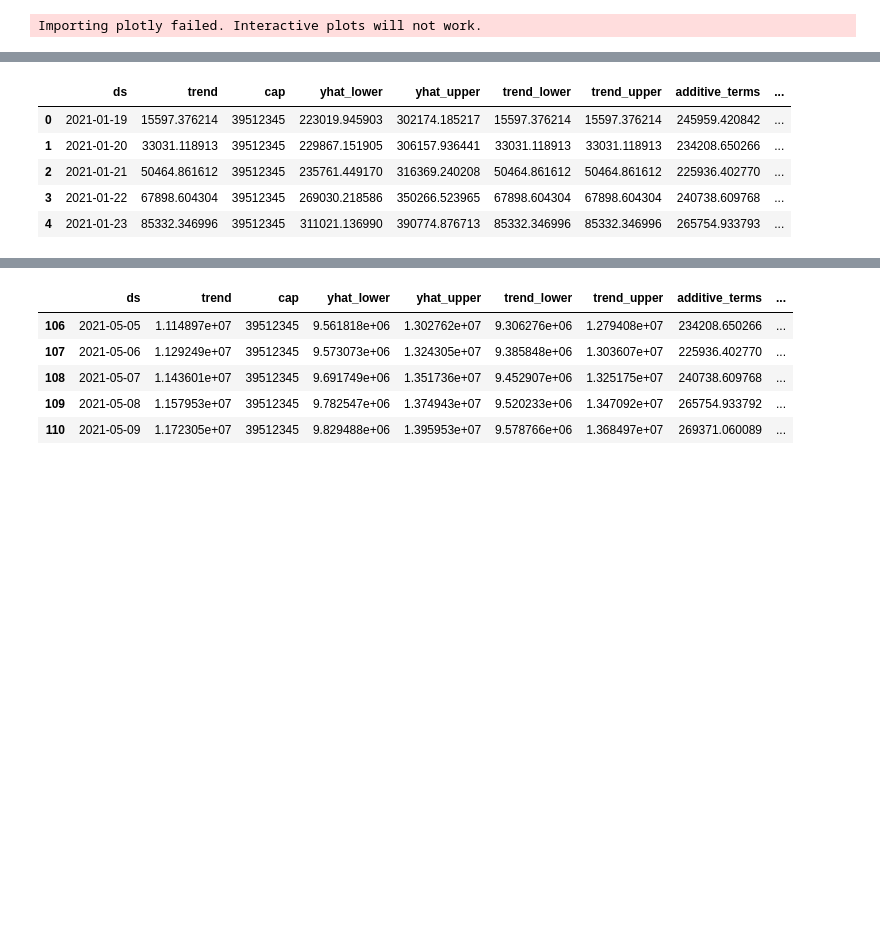
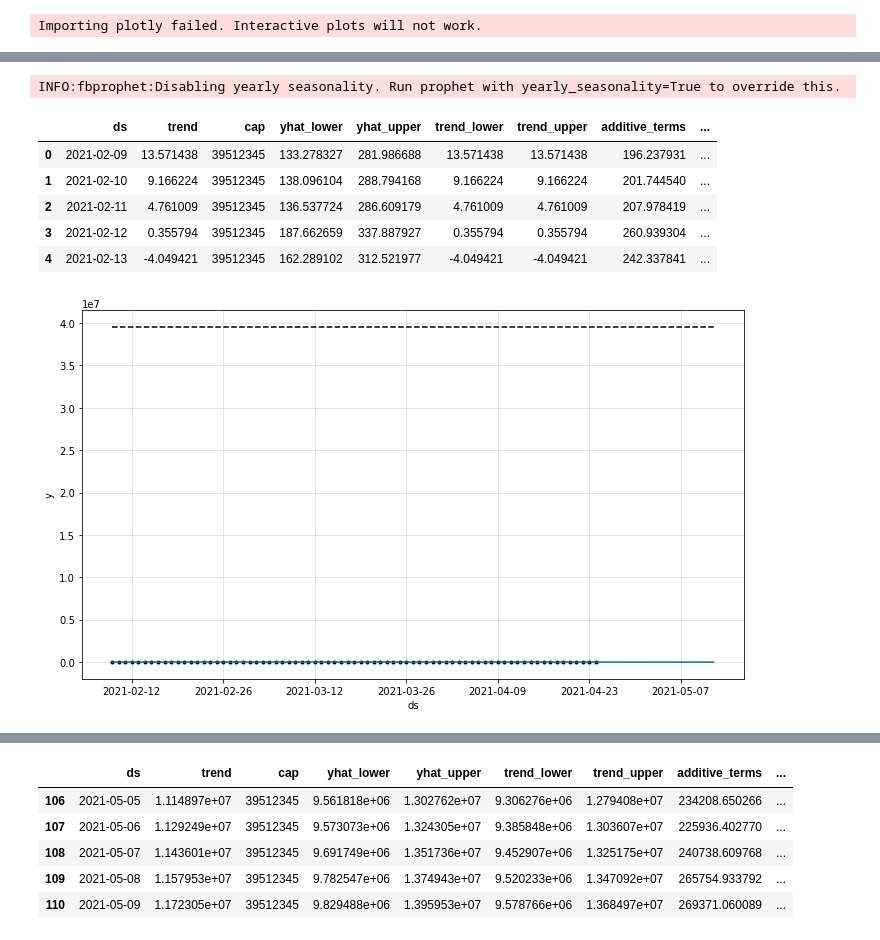
Before and after one commit to SJSUSpring21/LockdownBuster, a Jupyter notebook: src/Prophet prediction.ipynb, the cells around one changed output, grey strips where cells are left out. Saved outputs shown, nothing was run; the diff lists cells and outputs as text; code cells hidden in the pictures; blank space fills up the shorter version.

Commit message:
Active case prediction

```diff
--- a/src/Prophet prediction.ipynb
+++ b/src/Prophet prediction.ipynb
@@ -31,0 +42,3 @@ df=pd.read_csv("../dataset/CaliforniaVaccination.csv",usecols=[0,7])
+# %%
+county['date'] = pd.DatetimeIndex(county['date'])
+county.dtypes
@@ -31,0 +58,5 @@ df=pd.read_csv("../dataset/CaliforniaVaccination.csv",usecols=[0,7])
+# %%
+#Getting the county wise data
+import datetime
+df = county.loc[(county["area"] == "Santa Clara")]
+df.head(7)
@@ -31,0 +95,5 @@ df=pd.read_csv("../dataset/CaliforniaVaccination.csv",usecols=[0,7])
+# %%
+#Filtering the county data for prediction
+df = df[df['date'] > '2020-12-01']
+df = df[["date","reported_cases"]]
+df.tail()
@@ -53,7 +128,8 @@ df.describe()
 # %%
+#setting the date time index on date column
 df['ds'] = pd.DatetimeIndex(df['date'])
 df.drop('date', axis=1, inplace=True)
-df_train = df[0:75]
+df_train = df[0:]
 # %%
 df_test = df[75:]
 df_test.head()
@@ -88,12 +172,19 @@ INFO:fbprophet:Disabling yearly seasonality. Run prophet with yearly_seasonality
 # %%
-future = m.make_future_dataframe(periods=18,freq='D')
-future['cap'] = 39512345
-forecast = m.predict(future)
-forecast.head()
+#vaccination predictor function
+def predictor(df_train):
+    m = Prophet(interval_width=0.95, daily_seasonality=True)
+    model = m.fit(df_train)
+    future = m.make_future_dataframe(periods=18,freq='D')
+    future['cap'] = 39512345
+    forecast = m.predict(future)
+    return forecast
+    forecast.head()
 # %% [output]
+INFO:fbprophet:Disabling yearly seasonality. Run prophet with yearly_seasonality=True to override this.
 |  | ds | trend | cap | yhat_lower | yhat_upper | trend_lower | trend_upper | additive_terms | ... |
-| 0 | 2021-01-19 | 15597.376214 | 39512345 | 223019.945903 | 302174.185217 | 15597.376214 | 15597.376214 | 245959.420842 | ... |
-| 1 | 2021-01-20 | 33031.118913 | 39512345 | 229867.151905 | 306157.936441 | 33031.118913 | 33031.118913 | 234208.650266 | ... |
-| 2 | 2021-01-21 | 50464.861612 | 39512345 | 235761.449170 | 316369.240208 | 50464.861612 | 50464.861612 | 225936.402770 | ... |
-| 3 | 2021-01-22 | 67898.604304 | 39512345 | 269030.218586 | 350266.523965 | 67898.604304 | 67898.604304 | 240738.609768 | ... |
-| 4 | 2021-01-23 | 85332.346996 | 39512345 | 311021.136990 | 390774.876713 | 85332.346996 | 85332.346996 | 265754.933793 | ... |
+| 0 | 2021-02-09 | 13.571438 | 39512345 | 133.278327 | 281.986688 | 13.571438 | 13.571438 | 196.237931 | ... |
+| 1 | 2021-02-10 | 9.166224 | 39512345 | 138.096104 | 288.794168 | 9.166224 | 9.166224 | 201.744540 | ... |
+| 2 | 2021-02-11 | 4.761009 | 39512345 | 136.537724 | 286.609179 | 4.761009 | 4.761009 | 207.978419 | ... |
+| 3 | 2021-02-12 | 0.355794 | 39512345 | 187.662659 | 337.887927 | 0.355794 | 0.355794 | 260.939304 | ... |
+| 4 | 2021-02-13 | -4.049421 | 39512345 | 162.289102 | 312.521977 | -4.049421 | -4.049421 | 242.337841 | ... |
+[figure, added]
```
Also changed, not shown: parts of 17 cells of this notebook, 2 other files.
